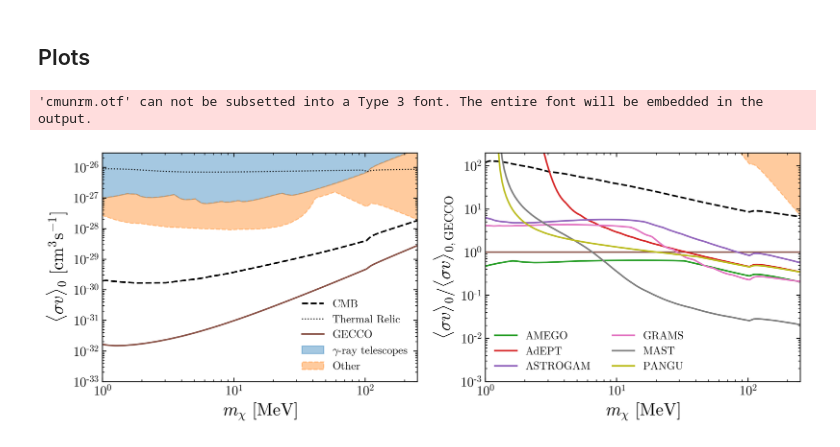
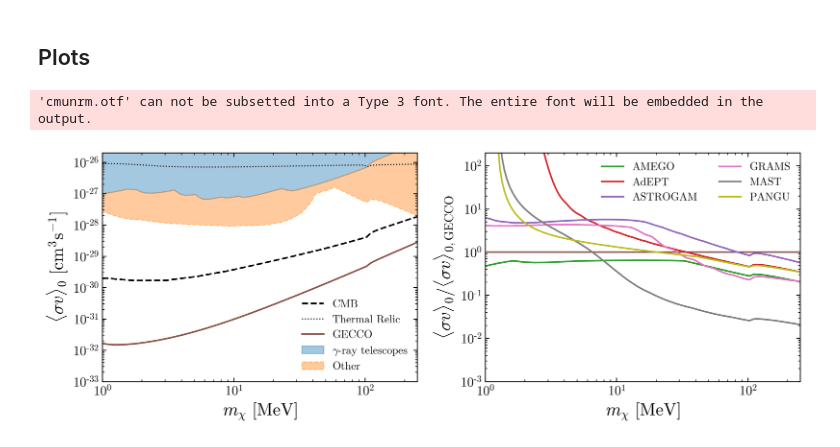
Before and after one commit to adam-coogan/hazma_applications, a Jupyter notebook: new_telescope_constraints/kinetic_mixing/KineticMixingConstraints.ipynb, the cells around one changed output. Saved outputs shown, nothing was run; the diff lists cells and outputs as text; code cells hidden in the pictures.

```diff
--- a/new_telescope_constraints/kinetic_mixing/KineticMixingConstraints.ipynb
+++ b/new_telescope_constraints/kinetic_mixing/KineticMixingConstraints.ipynb
@@ -61,45 +61,47 @@ colors = [
 # %%
 fig, axes = plt.subplots(1, 2, dpi=150, figsize=(10, 3.8))
 
-ymin, ymax = [1e-33, 3e-26]
+ymin, ymax = [1e-33, 2e-26]
 
 for i, (ax, rescaling) in enumerate(zip(axes, [1, df_condensed["gecco"]])):
-    ax.plot(
-        df_condensed['mx'],
-        df_condensed['cmb'] / rescaling,
-        label=r'CMB' if i == 0 else None,
-        linestyle="--",
-        color="black",
-    )
+    if i == 0:
+        ax.plot(
+            df_condensed['mx'],
+            df_condensed['cmb'] / rescaling,
+            label=r'CMB',
+            linestyle="--",
+            color="black",
+        )
 
-    ax.plot(
-        df_condensed['mx'],
-        df_condensed['relic_density'] / rescaling,
-        label=r'Thermal Relic' if i == 0 else None,
-        linestyle=":",
-        color="black",
-        linewidth=1,
-    )
+        ax.plot(
+            df_condensed['mx'],
+            df_condensed['relic_density'] / rescaling,
+            label=r'Thermal Relic',
+            linestyle=":",
+            color="black",
+            linewidth=1,
+        )
 
-    ax.fill_between(
-        df_condensed['mx'],
-        df_condensed['past_telescopes'] / rescaling,
-        ymax / rescaling,
-        label=r'$\gamma$-ray telescopes' if i == 0 else None,
-        linestyle="-",
-        color=colors[0],
-        alpha=0.4
-    )
+        ax.fill_between(
+            df_condensed['mx'],
+            df_condensed['past_telescopes'] / rescaling,
+            ymax / rescaling,
+            label=r'$\gamma$-ray telescopes',
+            linestyle="-",
+            color=colors[0],
+            alpha=0.4
+        )
 
-    ax.fill_between(
-        df_condensed['mx'],
-        df_condensed['other'] / rescaling,
-        df_condensed['past_telescopes'] / rescaling,
-        label=r'Other' if i == 0 else None,
-        linestyle="--",
-        color=colors[1],
-        alpha=0.4
-    )
+        ax.fill_between(
+            df_condensed['mx'],
+            df_condensed['other'] / rescaling,
+            df_condensed['past_telescopes'] / rescaling,
+            label=r'Other',
+            linestyle="--",
+            color=colors[1],
+            alpha=0.4
+        )
+
     ax.plot(
         df_condensed['mx'],
         df_condensed['gecco'] / rescaling,
@@ -147,33 +149,37 @@ for i, (ax, rescaling) in enumerate(zip(axes, [1, df_condensed["gecco"]])):
         ax.plot(
             df_condensed['mx'],
             df_condensed['pangu'] / rescaling,
             label='PANGU',
             linestyle="-",
             color=colors[8],
         )
 
     ax.set_xscale('log')
     ax.set_yscale('log')
     ax.set_xlim([np.min(df_condensed['mx']), np.max(df_condensed['mx'])])
+    ax.set_xlabel(r'$m_{\chi} \ [\mathrm{MeV}]$', fontsize=16)
     if i == 0:
         ax.set_ylim([ymin, ymax])
     else:
         ax.set_ylim(0.001, 200)
-    ax.set_xlabel(r'$m_{\chi} \ [\mathrm{MeV}]$', fontsize=16)
+
     if i == 0:
-        ax.set_ylabel(r'$\langle\sigma v\rangle_{0} \ [\mathrm{cm}^3\mathrm{s}^{-1}]$', fontsize=16)
+        ax.set_ylabel(
+            r'$\langle\sigma v\rangle_{0} \ [\mathrm{cm}^3\mathrm{s}^{-1}]$',
+            fontsize=16
+        )
     else:
         ax.set_ylabel(
             r'$\langle\sigma v\rangle_{0} / \langle\sigma v\rangle_{0,\mathrm{GECCO}}$',
             fontsize=16
         )
     ax.tick_params("both", top=True, right=True, which="both", direction="in")
 
 axes[0].legend(fontsize=10, loc="lower right", frameon=False)
 axes[1].legend(fontsize=10, ncol=2, frameon=False)
 
 fig.tight_layout()
 fig.savefig('figures/kinetic_mixing.pdf')
 # %% [output]
 'cmunrm.otf' can not be subsetted into a Type 3 font. The entire font will be embedded in the output.
-[figure, old version]
+[figure, new version]
```
Also changed, not shown: 3 other files.
